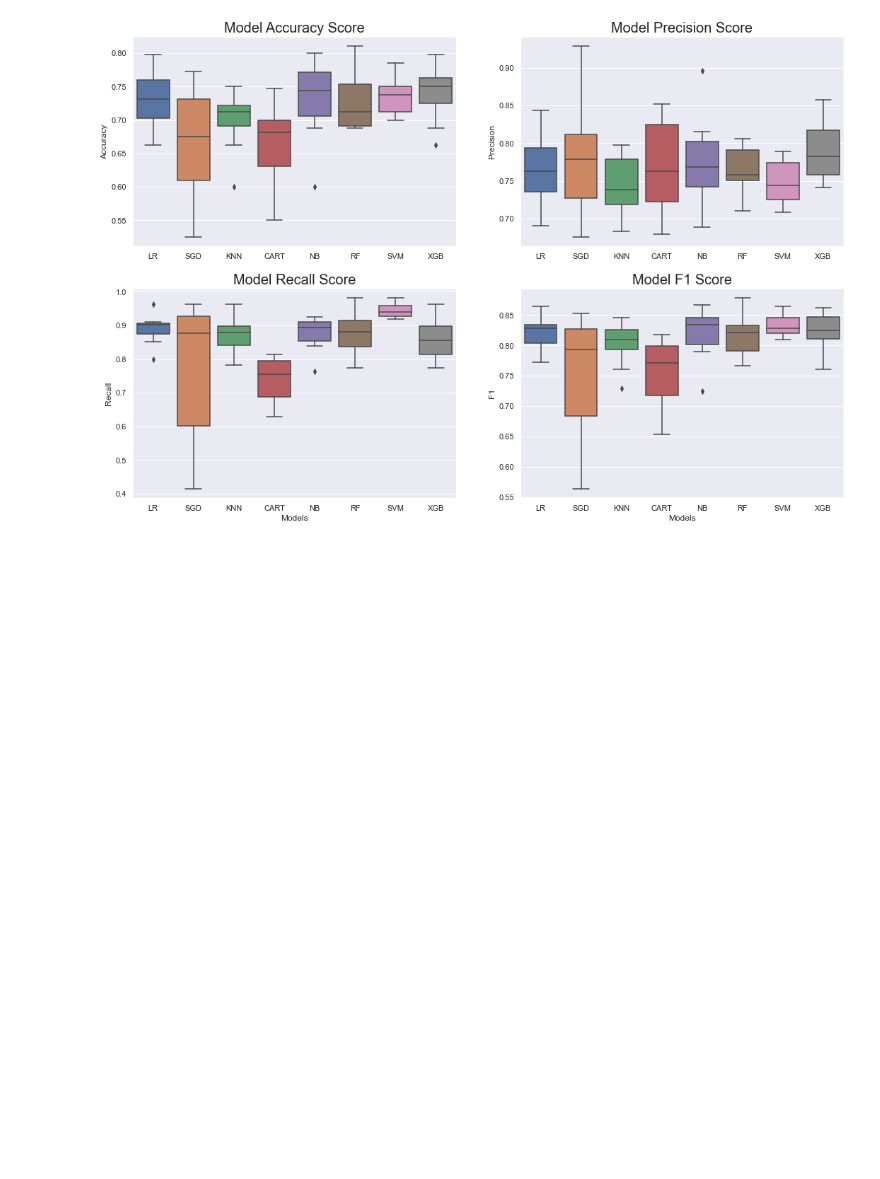
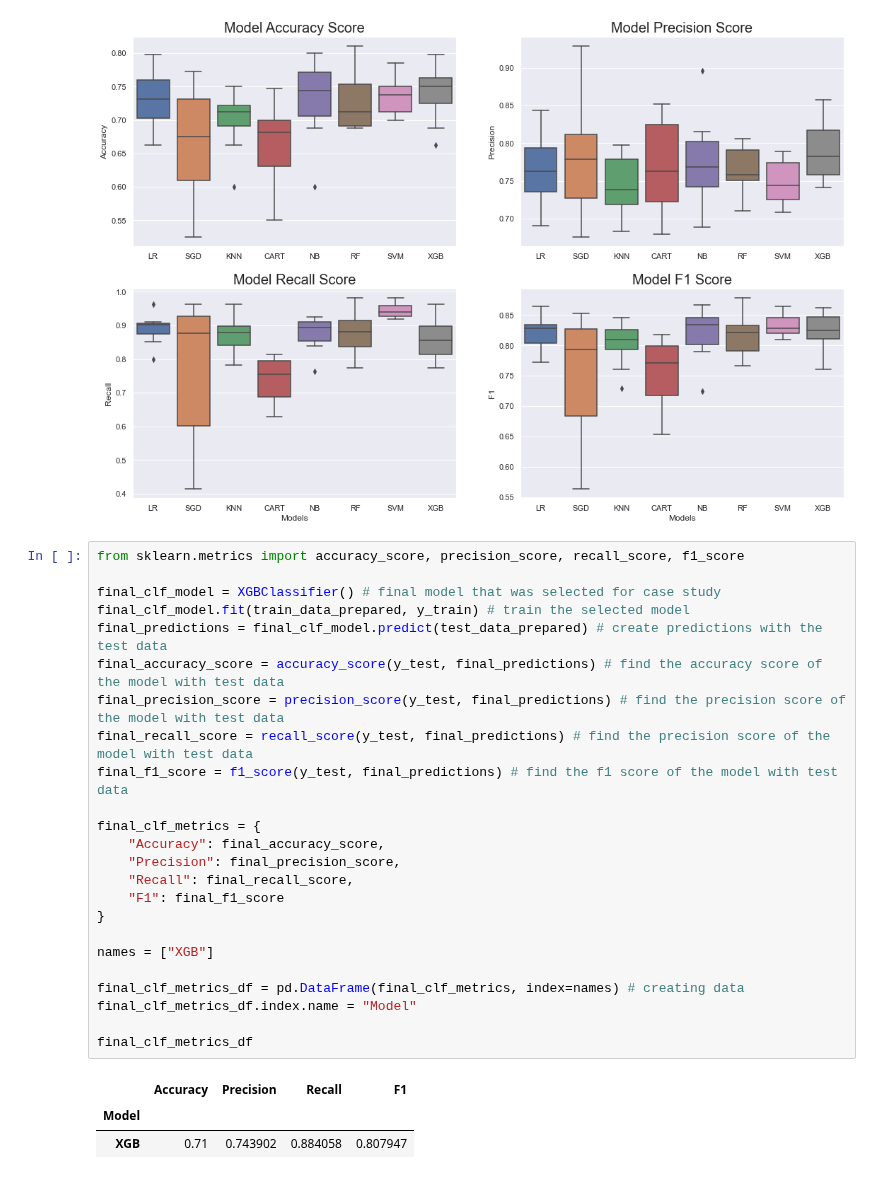
Before and after one commit to jpzambranoleon/german-credit-data-project, a Jupyter notebook: model.ipynb, the cells around one changed output. Cells and saved outputs as stored; diff of their text form; blank space fills up the shorter version.

Commit message:
created model to test set evaluation

```diff
--- a/model.ipynb
+++ b/model.ipynb
@@ -360,6 +360,34 @@ ax4.set_title("Model F1 Score", fontsize=20)
 plt.show()
 # %% [output]
 [figure]
+# %%
+from sklearn.metrics import accuracy_score, precision_score, recall_score, f1_score
+
+final_clf_model = XGBClassifier() # final model that was selected for case study
+final_clf_model.fit(train_data_prepared, y_train) # train the selected model
+final_predictions = final_clf_model.predict(test_data_prepared) # create predictions with the test data
+final_accuracy_score = accuracy_score(y_test, final_predictions) # find the accuracy score of the model with test data
+final_precision_score = precision_score(y_test, final_predictions) # find the precision score of the model with test data
+final_recall_score = recall_score(y_test, final_predictions) # find the precision score of the model with test data
+final_f1_score = f1_score(y_test, final_predictions) # find the f1 score of the model with test data
+
+final_clf_metrics = {
+    "Accuracy": final_accuracy_score,
+    "Precision": final_precision_score,
+    "Recall": final_recall_score,
+    "F1": final_f1_score
+}
+
+names = ["XGB"]
+
+final_clf_metrics_df = pd.DataFrame(final_clf_metrics, index=names) # creating data
+final_clf_metrics_df.index.name = "Model"
+
+final_clf_metrics_df
+# %% [output]
+|  | Accuracy | Precision | Recall | F1 |
+| Model |  |  |  |  |
+| XGB | 0.71 | 0.743902 | 0.884058 | 0.807947 |
 # %%
 from sklearn.metrics import precision_recall_curve
 
```
Also changed, not shown: parts of 6 cells of this notebook.
